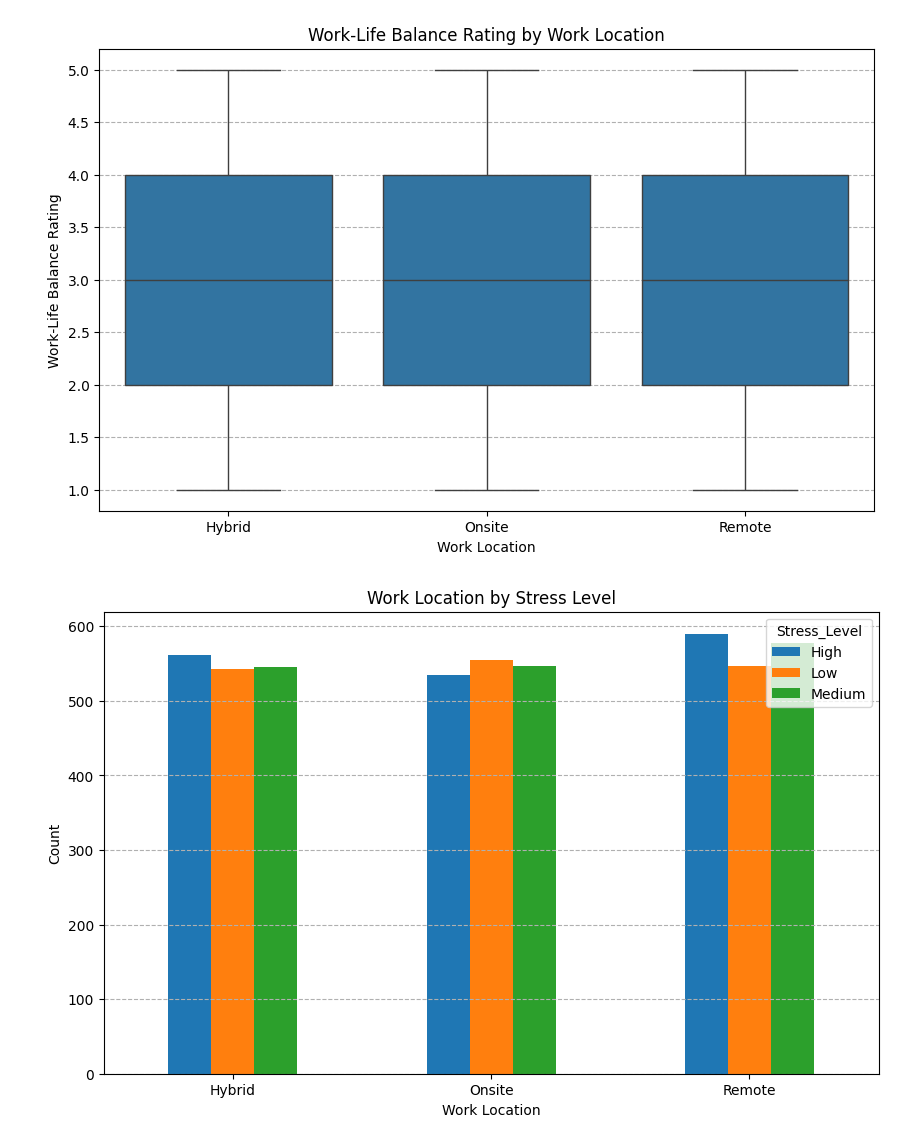
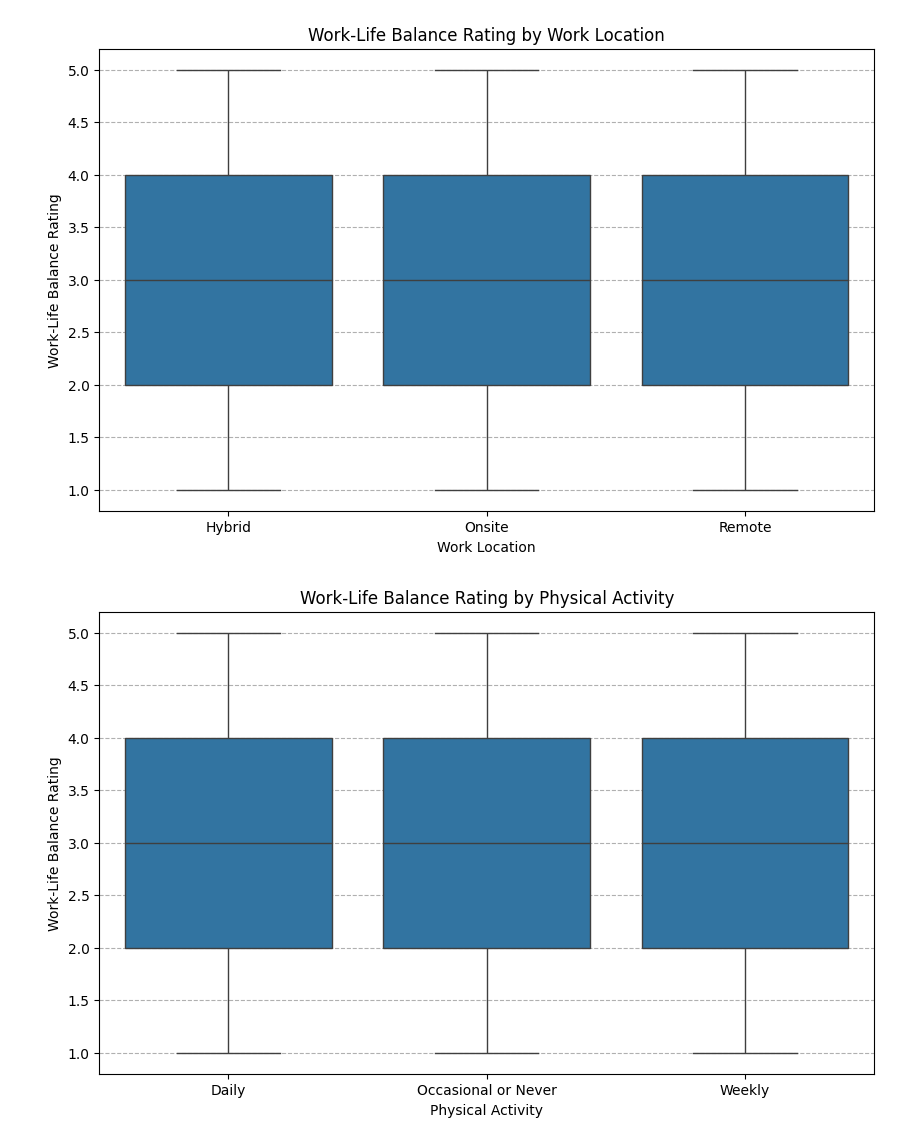
Before and after one commit to sibashisks/DataDrivenAnalysis_For_RemoteWork_And_MentalHealth, a Jupyter notebook: 03-EDA.ipynb, the cells around one changed output. Saved outputs shown, nothing was run; the diff lists cells and outputs as text; code cells hidden in the pictures.

```diff
--- a/03-EDA.ipynb
+++ b/03-EDA.ipynb
@@ -137,12 +154,14 @@ plt.grid(axis = 'y', linestyle = '--')
 plt.show()
 # %% [output]
 [figure]
-# %%
-# Work Location by Stress Level
-df.groupby(['Work_Location', 'Stress_Level'], observed = False).size().unstack().plot(kind = 'bar', xlabel = 'Work Location', ylabel = 'Count',
-                                                                                     title = 'Work Location by Stress Level', figsize = (10, 6))
-plt.grid(axis = 'y', linestyle = '--')
-plt.xticks(rotation = 0)
-plt.show()
-# %% [output]
-[figure, removed]
+# %%
+# Work-Life Balance Rating by Physical Activity
+plt.figure(figsize = (10, 6))
+sns.boxplot(x = 'Physical_Activity', y = 'Work_Life_Balance_Rating', data = df)
+plt.xlabel('Physical Activity')
+plt.ylabel('Work-Life Balance Rating')
+plt.title('Work-Life Balance Rating by Physical Activity')
+plt.grid(axis = 'y', linestyle = '--')
+plt.show()
+# %% [output]
+[figure, added]
```
Also changed, not shown: parts of 9 cells of this notebook.
